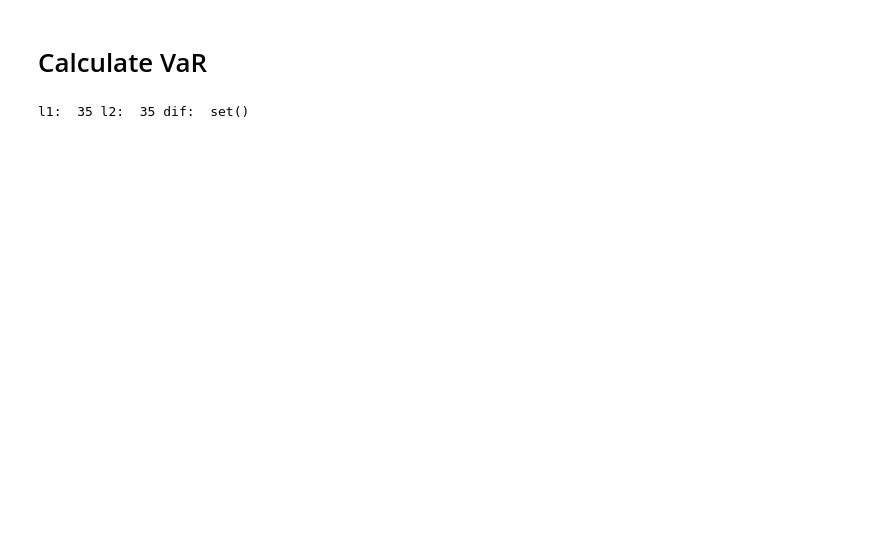
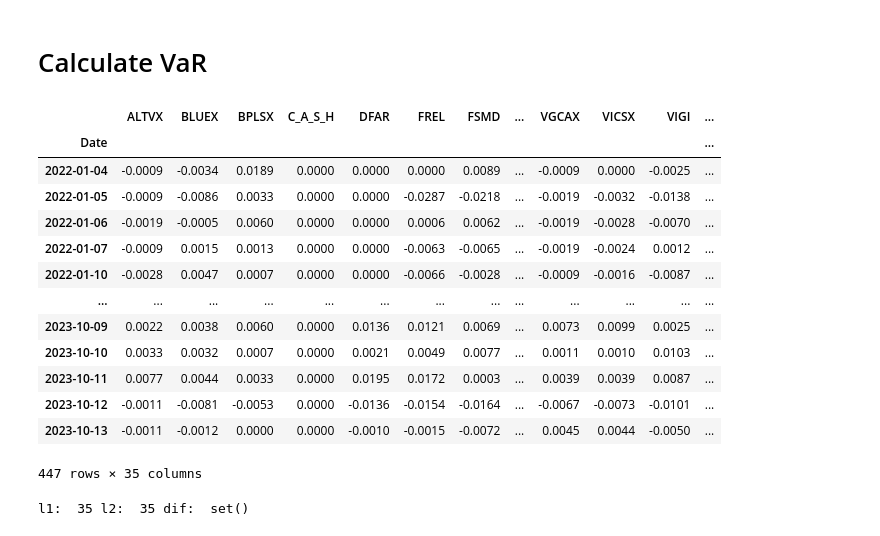
Before and after one commit to dsimband/DATA618, a Jupyter notebook: w5/DATA618_W5_VaR.ipynb, the cells around one changed output. Drawn from its saved outputs; the diff is of its cells as text; code cells hidden in the pictures; blank space fills up the shorter version.

```diff
--- a/w5/DATA618_W5_VaR.ipynb
+++ b/w5/DATA618_W5_VaR.ipynb
@@ -337,5 +337,22 @@ _p = sns.heatmap(s_df.corr().round(2), annot=True, mask=mask, cmap="plasma", ann
 # %% [markdown]
 # Calculate VaR
+# %%
+percent_df
+# %% [output]
+|  | ALTVX | BLUEX | BPLSX | C_A_S_H | DFAR | FREL | FSMD | ... | VGCAX | VICSX | VIGI | ... |
+| Date |  |  |  |  |  |  |  |  |  |  |  | ... |
+| 2022-01-04 | -0.0009 | -0.0034 | 0.0189 | 0.0000 | 0.0000 | 0.0000 | 0.0089 | ... | -0.0009 | 0.0000 | -0.0025 | ... |
+| 2022-01-05 | -0.0009 | -0.0086 | 0.0033 | 0.0000 | 0.0000 | -0.0287 | -0.0218 | ... | -0.0019 | -0.0032 | -0.0138 | ... |
+| 2022-01-06 | -0.0019 | -0.0005 | 0.0060 | 0.0000 | 0.0000 | 0.0006 | 0.0062 | ... | -0.0019 | -0.0028 | -0.0070 | ... |
+| 2022-01-07 | -0.0009 | 0.0015 | 0.0013 | 0.0000 | 0.0000 | -0.0063 | -0.0065 | ... | -0.0019 | -0.0024 | 0.0012 | ... |
+| 2022-01-10 | -0.0028 | 0.0047 | 0.0007 | 0.0000 | 0.0000 | -0.0066 | -0.0028 | ... | -0.0009 | -0.0016 | -0.0087 | ... |
+| ... | ... | ... | ... | ... | ... | ... | ... | ... | ... | ... | ... | ... |
+| 2023-10-09 | 0.0022 | 0.0038 | 0.0060 | 0.0000 | 0.0136 | 0.0121 | 0.0069 | ... | 0.0073 | 0.0099 | 0.0025 | ... |
+| 2023-10-10 | 0.0033 | 0.0032 | 0.0007 | 0.0000 | 0.0021 | 0.0049 | 0.0077 | ... | 0.0011 | 0.0010 | 0.0103 | ... |
+| 2023-10-11 | 0.0077 | 0.0044 | 0.0033 | 0.0000 | 0.0195 | 0.0172 | 0.0003 | ... | 0.0039 | 0.0039 | 0.0087 | ... |
+| 2023-10-12 | -0.0011 | -0.0081 | -0.0053 | 0.0000 | -0.0136 | -0.0154 | -0.0164 | ... | -0.0067 | -0.0073 | -0.0101 | ... |
+| 2023-10-13 | -0.0011 | -0.0012 | 0.0000 | 0.0000 | -0.0010 | -0.0015 | -0.0072 | ... | 0.0045 | 0.0044 | -0.0050 | ... |
+447 rows × 35 columns
 # %%
 l2 = list(folio_df['Ticker'])
 l1 = percent_df.columns
```
Also changed, not shown: parts of 27 cells of this notebook, 7 other files.
